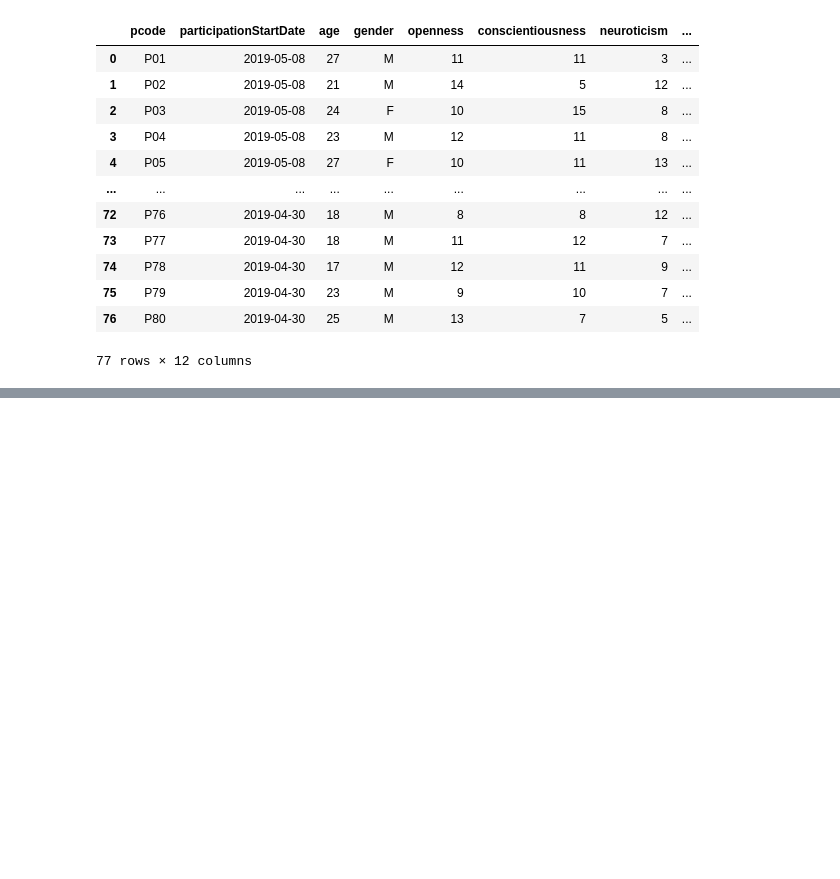
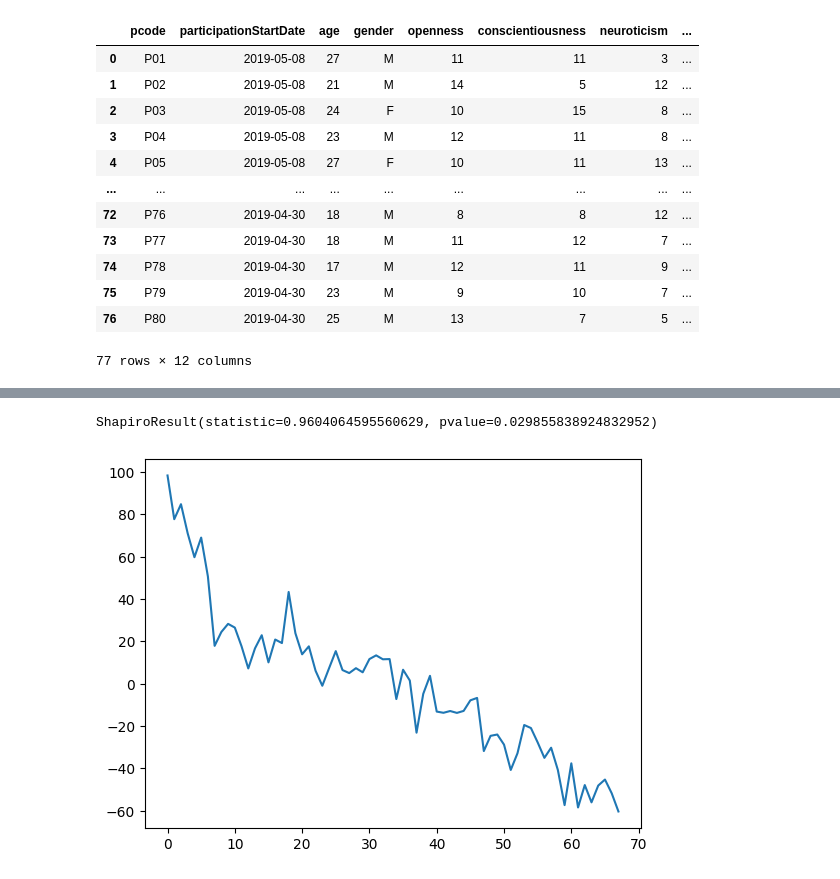
Before and after one commit to chenyfz/INFOMQNM-Project, a Jupyter notebook: hrv_analyse.ipynb, the cells around one changed output, grey strips where cells are left out. Cells and saved outputs as stored; diff of their text form; code cells hidden in the pictures; blank space fills up the shorter version.

```diff
--- a/hrv_analyse.ipynb
+++ b/hrv_analyse.ipynb
@@ -140,6 +156,12 @@ Covariance Type:            nonrobust
 
 Notes:
 [1] Standard Errors assume that the covariance matrix of the errors is correctly specified.
+# %%
+plt.plot(results.resid)
+scipy.stats.shapiro(results.resid)
+# %% [output]
+ShapiroResult(statistic=0.9604064595560629, pvalue=0.029855838924832952)
+[figure, added]
 # %%
 df_corr = df_test[personality_traits + ['CVSD_diff', 'RMSSD_diff']]
 print(df_corr.corr(method='pearson'))
```
Also changed, not shown: parts of 5 cells of this notebook, 5 other files.
